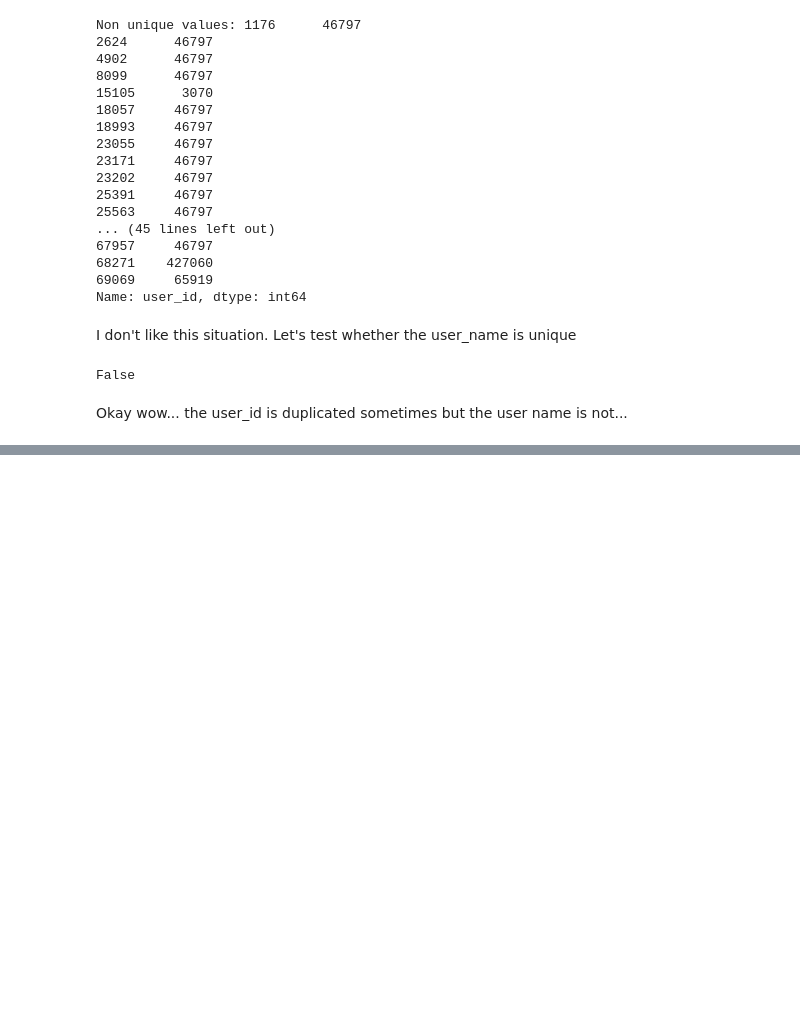
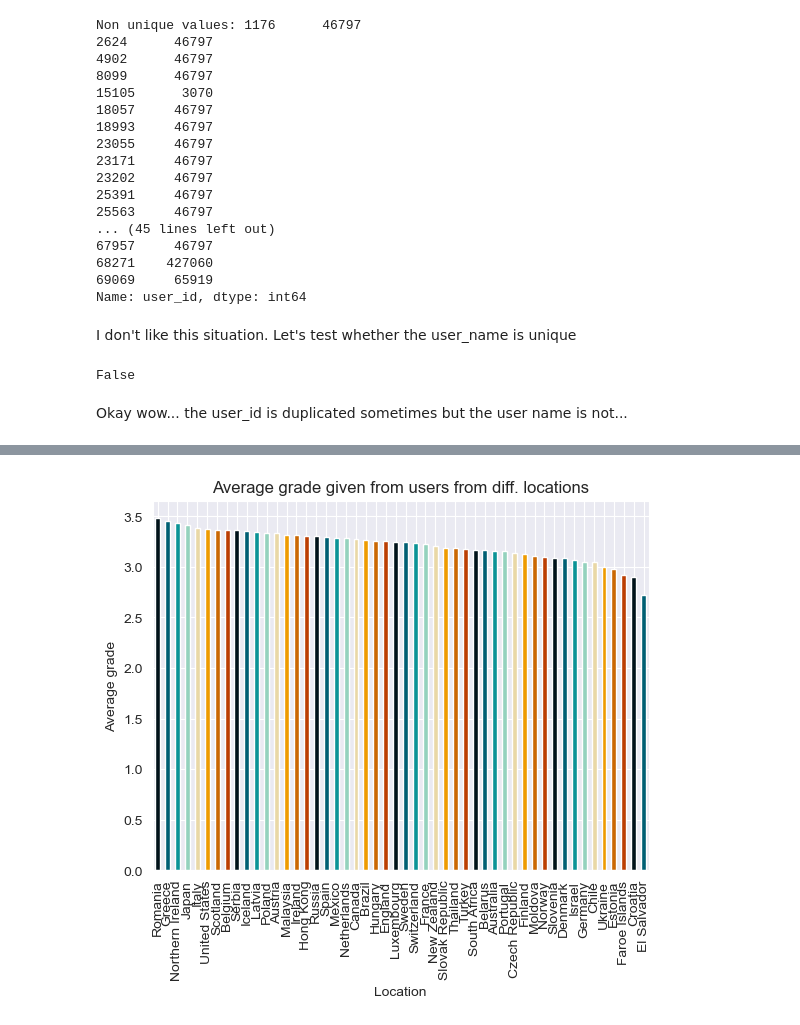
Before and after one commit to epfl-ada/ada-2024-project-thefivedatawranglers, a Jupyter notebook: analysis.ipynb, the cells around one changed output, grey strips where cells are left out. Cells and saved outputs as stored; diff of their text form; code cells hidden in the pictures; blank space fills up the shorter version.

```diff
--- a/analysis.ipynb
+++ b/analysis.ipynb
@@ -273,0 +294,13 @@ Okay wow... the user_id is duplicated sometimes but the user name is not...
+# %%
+# creating a user df where all US countries are juts US
+mask = df_rb_users['location'].str.contains("United States, ", na=False)
+df_rb_users_us = df_rb_users
+df_rb_users_us.loc[mask, 'location'] = "United States"
+
+#df_rb_users_cutoff = df_rb_users_us[df_rb_users_us["location"].isin(df_rb_sum_rat_us_as1_cutoff.index.values)]
+
+df_rb_users_ratings = df_rb_ratings.merge(df_rb_users_us, on=["user_name"], how="inner")
+
+print(df_rb_users_ratings.head())
+print("Maximal possible rating: ", df_rb_users_ratings["rating"].max())
+print("Minimal possible rating: ", df_rb_users_ratings["rating"].min())
@@ -273,0 +325,20 @@ Okay wow... the user_id is duplicated sometimes but the user name is not...
+# %%
+# we need a cutoff so the charts stay readable
+# I decided to take the 50 countries with the most ratings from people from that country
+top50 = df_rb_users_ratings["location"].value_counts().head(50)
+used_countries = top50.index
+
+df_rb_users_ratings = df_rb_users_ratings[df_rb_users_ratings["location"].isin(used_countries)]
+# %%
+# the mean rating from users from the top 50 countries
+df_plot = df_rb_users_ratings.groupby("location")["rating"].mean().sort_values(ascending=False)
+
+# plotting
+df_plot.plot(kind="bar", color=colors[:len(df_plot)])
+plt.xlabel("Location")
+plt.ylabel("Average grade")
+plt.title("Average grade given from users from diff. locations")
+
+plt.show()
+# %% [output]
+[figure, added]
```
Also changed, not shown: parts of 15 cells of this notebook.
